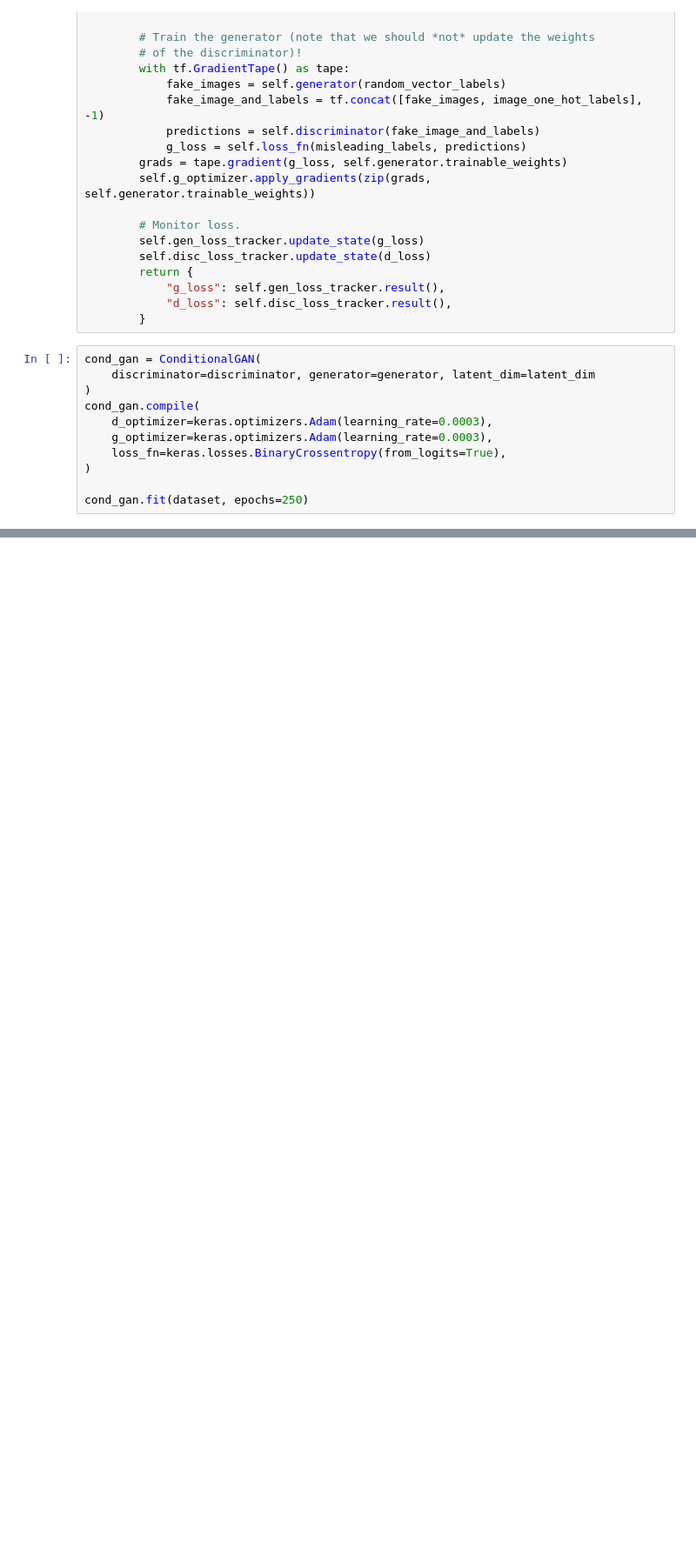
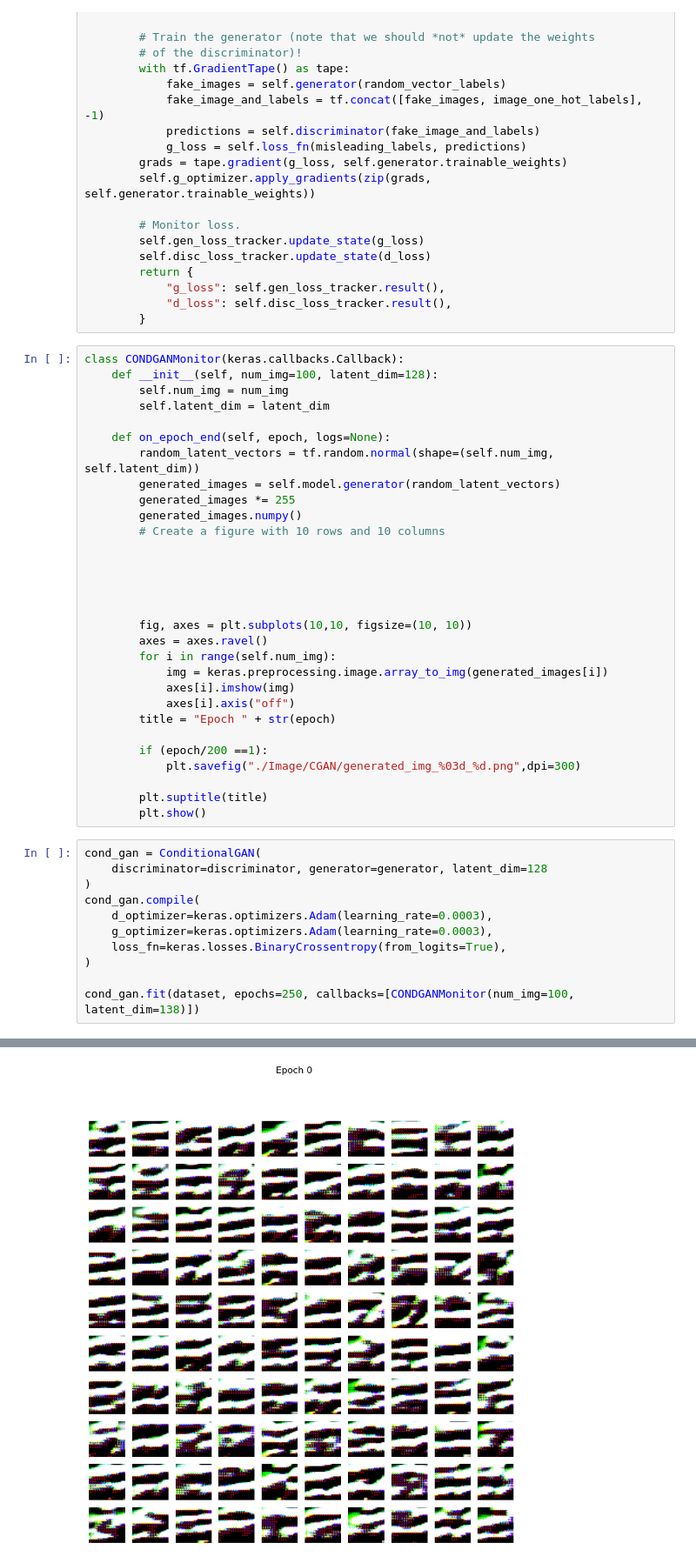
Before and after one commit to JoelPoah/DELE_CA2, a Jupyter notebook: CGAN.ipynb, the cells around one changed output, grey strips where cells are left out. Shown at 87% size. Saved outputs shown, nothing was run; the diff lists cells and outputs as text; blank space fills up the shorter version.

Commit message:
fixed cgan with call back ready to run

```diff
--- a/CGAN.ipynb
+++ b/CGAN.ipynb
@@ -211,9 +251,39 @@ class ConditionalGAN(keras.Model):
             "g_loss": self.gen_loss_tracker.result(),
             "d_loss": self.disc_loss_tracker.result(),
         }
+# %%
+class CONDGANMonitor(keras.callbacks.Callback):
+    def __init__(self, num_img=100, latent_dim=128):
+        self.num_img = num_img
+        self.latent_dim = latent_dim
+
+    def on_epoch_end(self, epoch, logs=None):
+        random_latent_vectors = tf.random.normal(shape=(self.num_img, self.latent_dim))
+        generated_images = self.model.generator(random_latent_vectors)
+        generated_images *= 255
+        generated_images.numpy()
+        # Create a figure with 10 rows and 10 columns
+
+
+
+
+
+        fig, axes = plt.subplots(10,10, figsize=(10, 10))
+        axes = axes.ravel()
+        for i in range(self.num_img):
+            img = keras.preprocessing.image.array_to_img(generated_images[i])
+            axes[i].imshow(img)
+            axes[i].axis("off")
+        title = "Epoch " + str(epoch)
+
+        if (epoch/200 ==1):
+            plt.savefig("./Image/CGAN/generated_img_%03d_%d.png",dpi=300)
+
+        plt.suptitle(title)
+        plt.show()
 # %%
 cond_gan = ConditionalGAN(
-    discriminator=discriminator, generator=generator, latent_dim=latent_dim
+    discriminator=discriminator, generator=generator, latent_dim=128
 )
 cond_gan.compile(
     d_optimizer=keras.optimizers.Adam(learning_rate=0.0003),
@@ -221,6 +291,6 @@ cond_gan.compile(
     loss_fn=keras.losses.BinaryCrossentropy(from_logits=True),
 )
 
-cond_gan.fit(dataset, epochs=250)
+cond_gan.fit(dataset, epochs=250, callbacks=[CONDGANMonitor(num_img=100, latent_dim=138)])
 # %% [output]
 Epoch 1/250
@@ -242,0 +297 @@ Epoch 12/250
+[figure, added]
```
Also changed, not shown: parts of 4 cells of this notebook.
